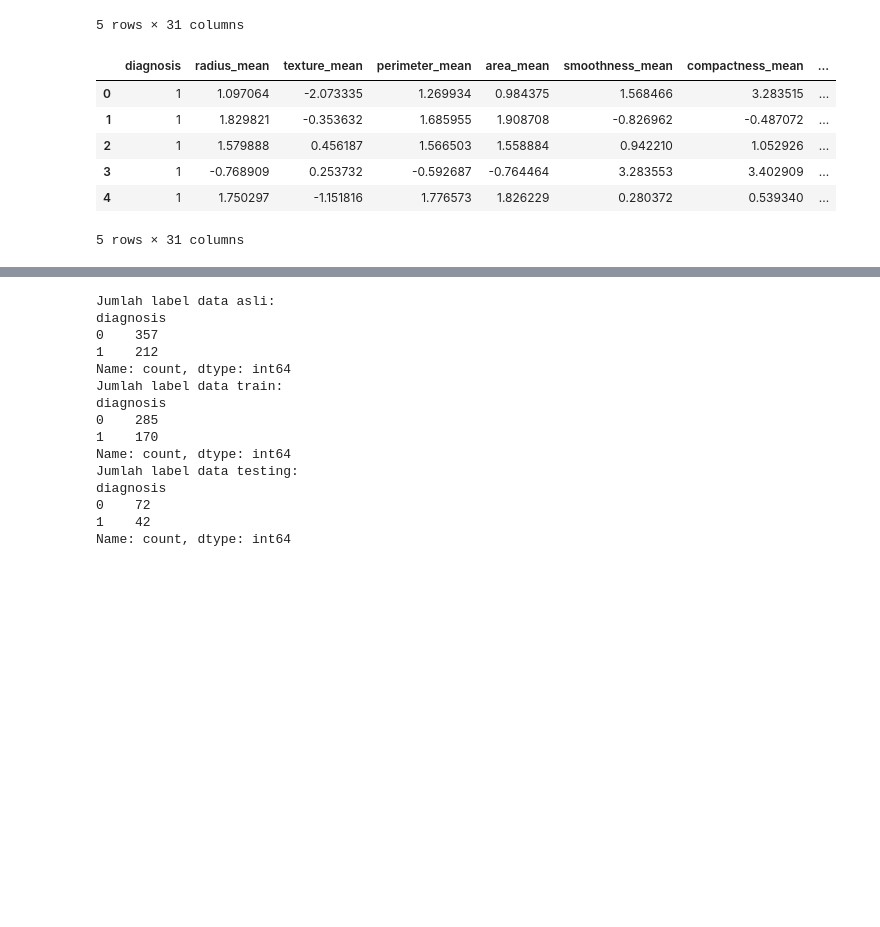
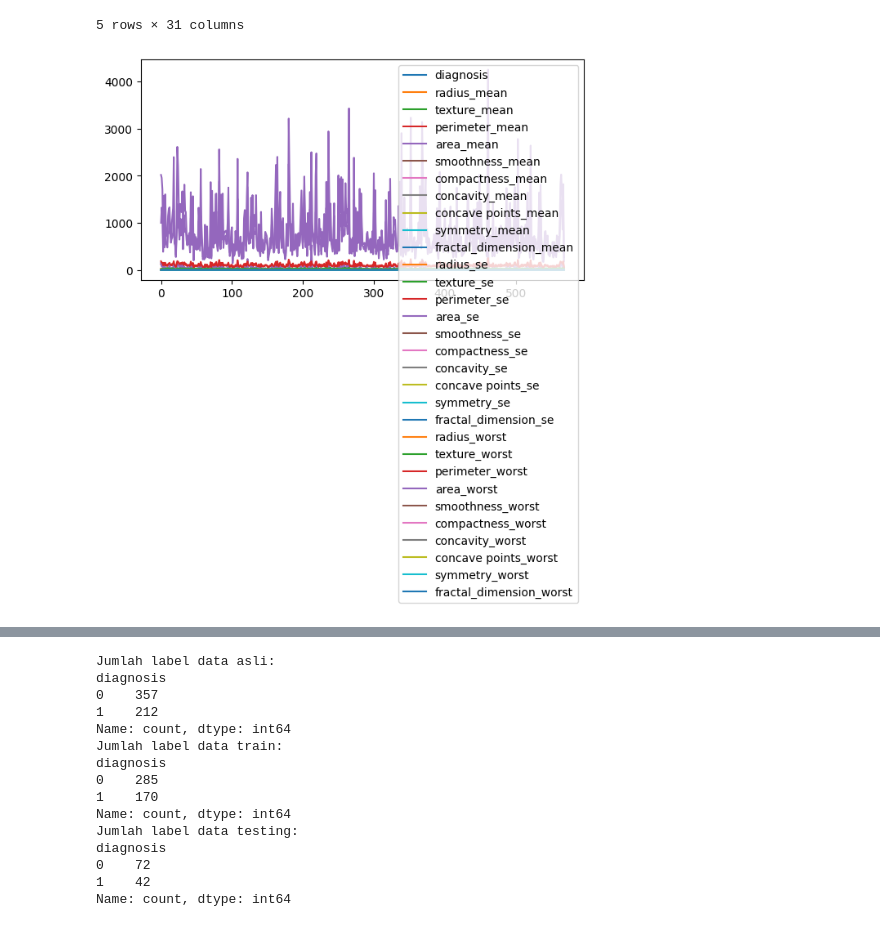
Before and after one commit to Saonoke/machine-learning-2024, a Jupyter notebook: week_1.ipynb, the cells around one changed output, grey strips where cells are left out. Drawn from its saved outputs; the diff is of its cells as text; code cells hidden in the pictures; blank space fills up the shorter version.

```diff
--- a/week_1.ipynb
+++ b/week_1.ipynb
@@ -385,44 +386,13 @@ pd1.head()
 | 3 | 1 | 11.42 | 20.38 | 77.58 | 386.1 | 0.14250 | 0.28390 | ... |
 | 4 | 1 | 20.29 | 14.34 | 135.10 | 1297.0 | 0.10030 | 0.13280 | ... |
 5 rows × 31 columns
-# %%
-std = StandardScaler()
-pd1['radius_mean'] = std.fit_transform(pd1[['radius_mean']])
-pd1['texture_mean'] = std.fit_transform(pd1[['texture_mean']])
-pd1['perimeter_mean'] = std.fit_transform(pd1[['perimeter_mean']])
-pd1['area_mean'] = std.fit_transform(pd1[['area_mean']])
-pd1['smoothness_mean'] = std.fit_transform(pd1[['smoothness_mean']])
-pd1['compactness_mean'] = std.fit_transform(pd1[['compactness_mean']])
-pd1['concavity_mean'] = std.fit_transform(pd1[['concavity_mean']])
-pd1['concave points_mean'] = std.fit_transform(pd1[['concave points_mean']])
-pd1['symmetry_mean'] = std.fit_transform(pd1[['symmetry_mean']])
-pd1['fractal_dimension_mean'] = std.fit_transform(pd1[['fractal_dimension_mean']])
-pd1['radius_se'] = std.fit_transform(pd1[['radius_se']])
-pd1['texture_se'] = std.fit_transform(pd1[['texture_se']])
-pd1['perimeter_se'] = std.fit_transform(pd1[['perimeter_se']])
-pd1['area_se'] = std.fit_transform(pd1[['area_se']])
-pd1['smoothness_se'] = std.fit_transform(pd1[['smoothness_se']])
-pd1['compactness_se'] = std.fit_transform(pd1[['compactness_se']])
-pd1['concavity_se'] = std.fit_transform(pd1[['concavity_se']])
-pd1['concave points_se'] = std.fit_transform(pd1[['concave points_se']])
-pd1['symmetry_se'] = std.fit_transform(pd1[['symmetry_se']])
-pd1['fractal_dimension_se'] = std.fit_transform(pd1[['fractal_dimension_se']])
-pd1['radius_worst'] = std.fit_transform(pd1[['radius_worst']])
-pd1['texture_worst'] = std.fit_transform(pd1[['texture_worst']])
-pd1['perimeter_worst'] = std.fit_transform(pd1[['perimeter_worst']])
-pd1['area_worst'] = std.fit_transform(pd1[['area_worst']])
-pd1['smoothness_worst'] = std.fit_transform(pd1[['smoothness_worst']])
-pd1['compactness_worst'] = std.fit_transform(pd1[['compactness_worst']])
-pd1['concavity_worst'] = std.fit_transform(pd1[['concavity_worst']])
-pd1['concave points_worst'] = std.fit_transform(pd1[['concave points_worst']])
-pd1['symmetry_worst'] = std.fit_transform(pd1[['symmetry_worst']])
-pd1['fractal_dimension_worst'] = std.fit_transform(pd1[['fractal_dimension_worst']])
-pd1.head()
-# %% [output]
-|  | diagnosis | radius_mean | texture_mean | perimeter_mean | area_mean | smoothness_mean | compactness_mean | ... |
-| 0 | 1 | 1.097064 | -2.073335 | 1.269934 | 0.984375 | 1.568466 | 3.283515 | ... |
-| 1 | 1 | 1.829821 | -0.353632 | 1.685955 | 1.908708 | -0.826962 | -0.487072 | ... |
-| 2 | 1 | 1.579888 | 0.456187 | 1.566503 | 1.558884 | 0.942210 | 1.052926 | ... |
-| 3 | 1 | -0.768909 | 0.253732 | -0.592687 | -0.764464 | 3.283553 | 3.402909 | ... |
-| 4 | 1 | 1.750297 | -1.151816 | 1.776573 | 1.826229 | 0.280372 | 0.539340 | ... |
-5 rows × 31 columns
+# %%
+pd2 = pd.read_csv('Data/wbc.csv')
+pd2 = pd2.drop(columns=['id', 'Unnamed: 32'])
+le = LabelEncoder() # membuat objek dari LabelEncoder
+pd2['diagnosis'] = le.fit_transform(pd2['diagnosis']) # proses encoding
+pd2.head()
+pd2.plot()
+plt.show()
+# %% [output]
+[figure, added]
```
Also changed, not shown: parts of 4 cells of this notebook.
